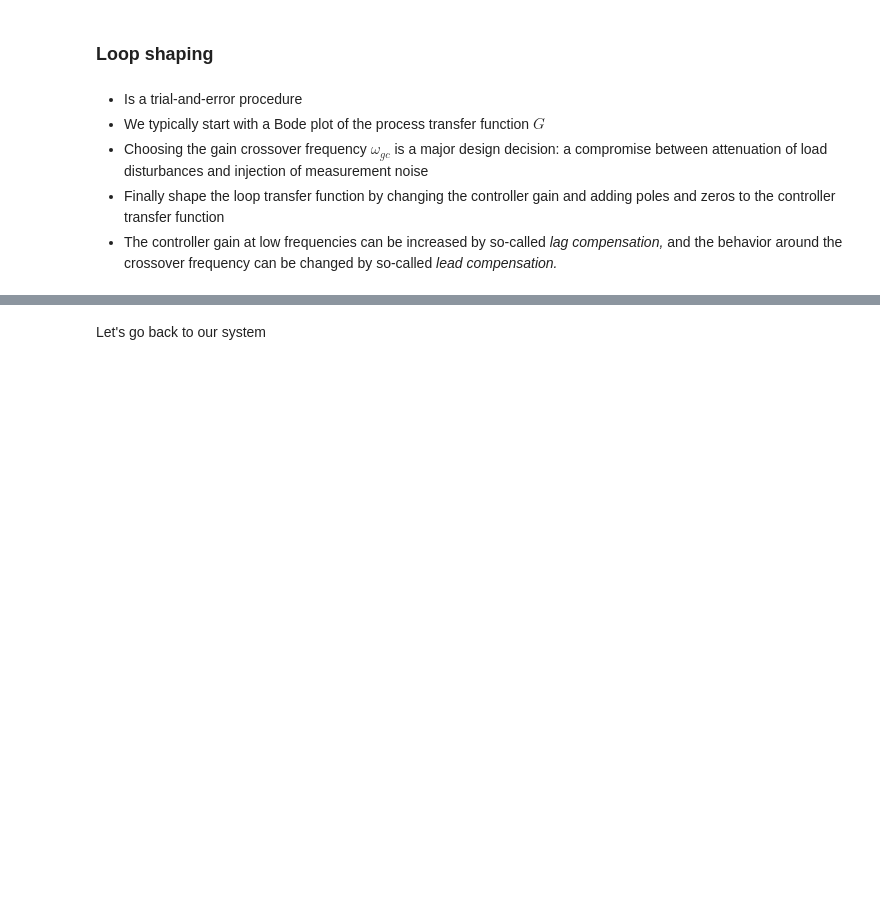
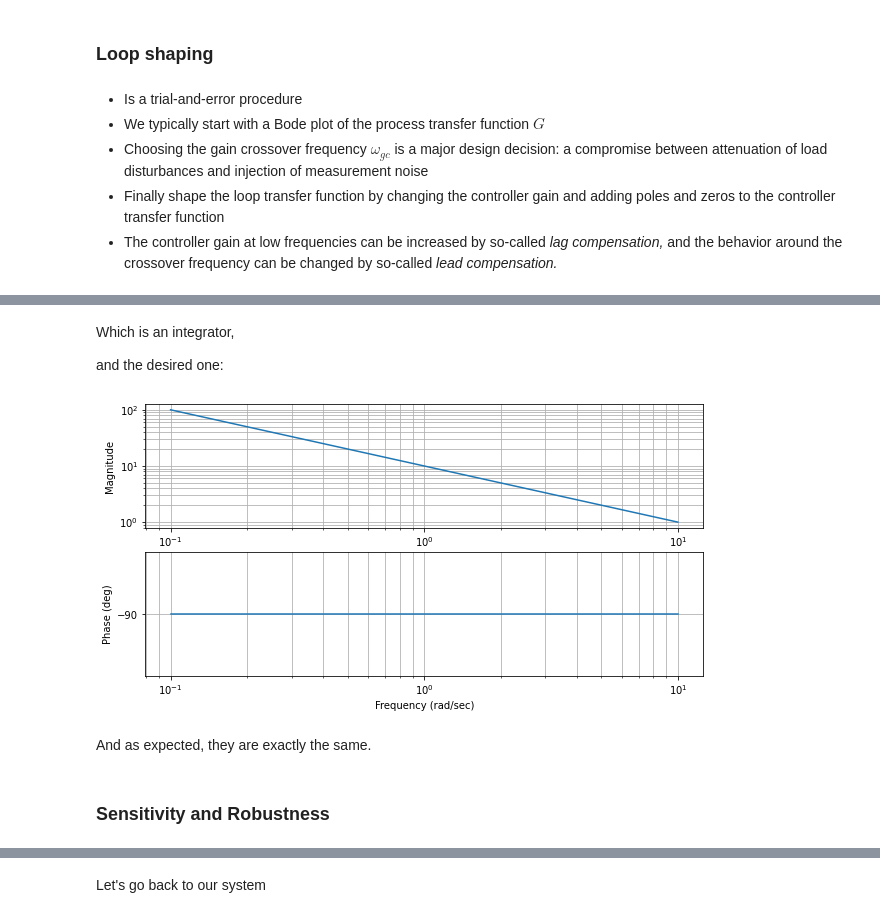
Before and after one commit to andreamunafo/classical_control_theory, a Jupyter notebook: 13_Loop-shaping.ipynb, the cells around one changed output, grey strips where cells are left out. Saved outputs shown, nothing was run; the diff lists cells and outputs as text; code cells hidden in the pictures; blank space fills up the shorter version.

```diff
--- a/13_Loop-shaping.ipynb
+++ b/13_Loop-shaping.ipynb
@@ -91,0 +333,13 @@ Let's first discuss a suitable shape for the loop transfer function that gives g
+# %% [markdown]
+Which is an integrator,
+
+and the desired one:
+# %%
+fig, axs = plt.subplots(2, 1, figsize=(10, 5))
+control.bode_plot(desiredLoop, dB=True);
+# %% [output]
+[figure, added]
+# %% [markdown]
+And as expected, they are exactly the same.
+# %% [markdown]
+### Sensitivity and Robustness
```
Also changed, not shown: parts of 43 cells of this notebook, 2 other files.
